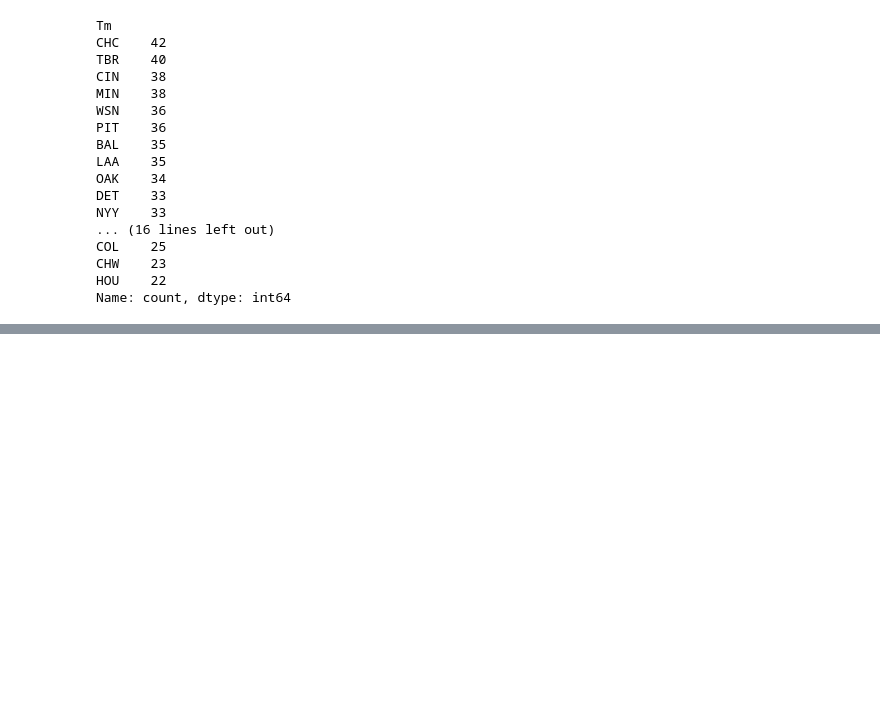
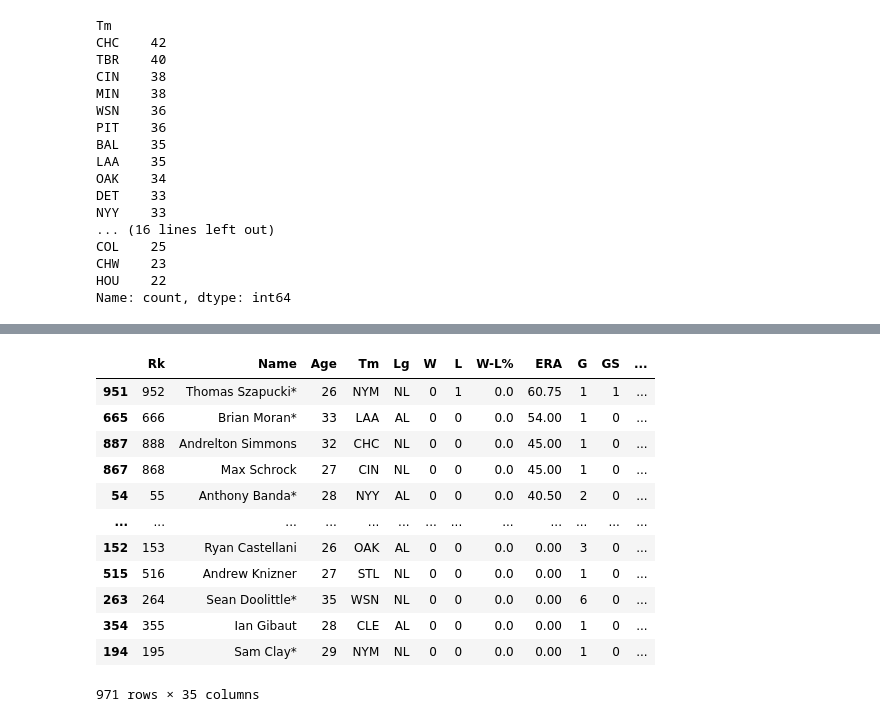
Before and after one commit to meehal0203/mlb_2022, a Jupyter notebook: analysis/pitching_analysis.ipynb, the cells around one changed output, grey strips where cells are left out. Cells and saved outputs as stored; diff of their text form; code cells hidden in the pictures; blank space fills up the shorter version.

```diff
--- a/analysis/pitching_analysis.ipynb
+++ b/analysis/pitching_analysis.ipynb
@@ -235,0 +288,20 @@ Name: count, dtype: int64
+# %%
+# Rank pitchers in the entire dataset by ERA (descending)
+filtered_df.loc[:,'ERA_Rank'] = filtered_df.sort_values(by='ERA', ascending=False)['ERA'].rank()
+# %%
+sortedERA_df = filtered_df.sort_values(by='ERA', ascending = False)
+sortedERA_df
+# %% [output]
+|  | Rk | Name | Age | Tm | Lg | W | L | W-L% | ERA | G | GS | ... |
+| 951 | 952 | Thomas Szapucki* | 26 | NYM | NL | 0 | 1 | 0.0 | 60.75 | 1 | 1 | ... |
+| 665 | 666 | Brian Moran* | 33 | LAA | AL | 0 | 0 | 0.0 | 54.00 | 1 | 0 | ... |
+| 887 | 888 | Andrelton Simmons | 32 | CHC | NL | 0 | 0 | 0.0 | 45.00 | 1 | 0 | ... |
+| 867 | 868 | Max Schrock | 27 | CIN | NL | 0 | 0 | 0.0 | 45.00 | 1 | 0 | ... |
+| 54 | 55 | Anthony Banda* | 28 | NYY | AL | 0 | 0 | 0.0 | 40.50 | 2 | 0 | ... |
+| ... | ... | ... | ... | ... | ... | ... | ... | ... | ... | ... | ... | ... |
+| 152 | 153 | Ryan Castellani | 26 | OAK | AL | 0 | 0 | 0.0 | 0.00 | 3 | 0 | ... |
+| 515 | 516 | Andrew Knizner | 27 | STL | NL | 0 | 0 | 0.0 | 0.00 | 1 | 0 | ... |
+| 263 | 264 | Sean Doolittle* | 35 | WSN | NL | 0 | 0 | 0.0 | 0.00 | 6 | 0 | ... |
+| 354 | 355 | Ian Gibaut | 28 | CLE | AL | 0 | 0 | 0.0 | 0.00 | 1 | 0 | ... |
+| 194 | 195 | Sam Clay* | 29 | NYM | NL | 0 | 0 | 0.0 | 0.00 | 1 | 0 | ... |
+971 rows × 35 columns
```
Also changed, not shown: parts of 4 cells of this notebook.
